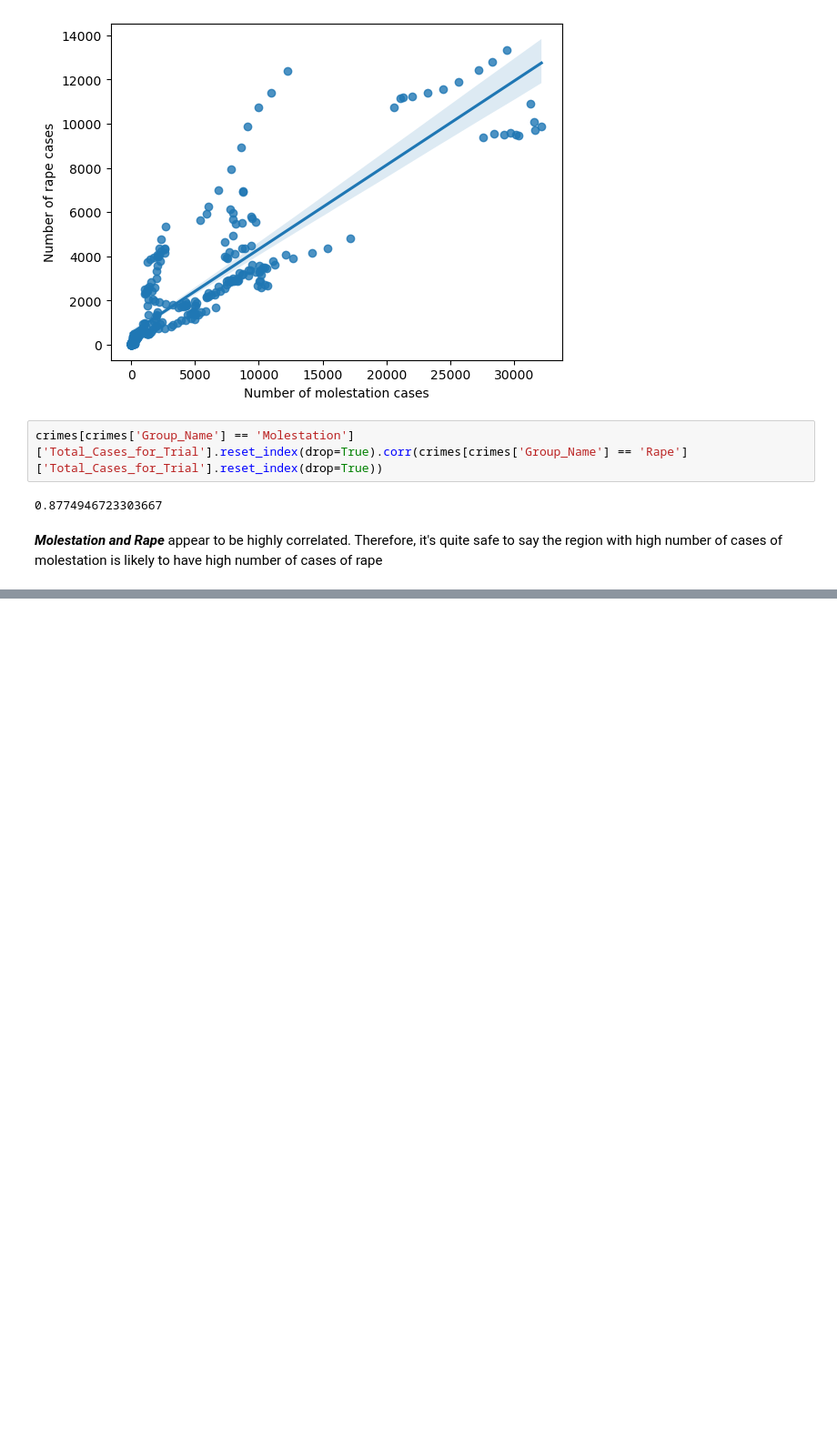
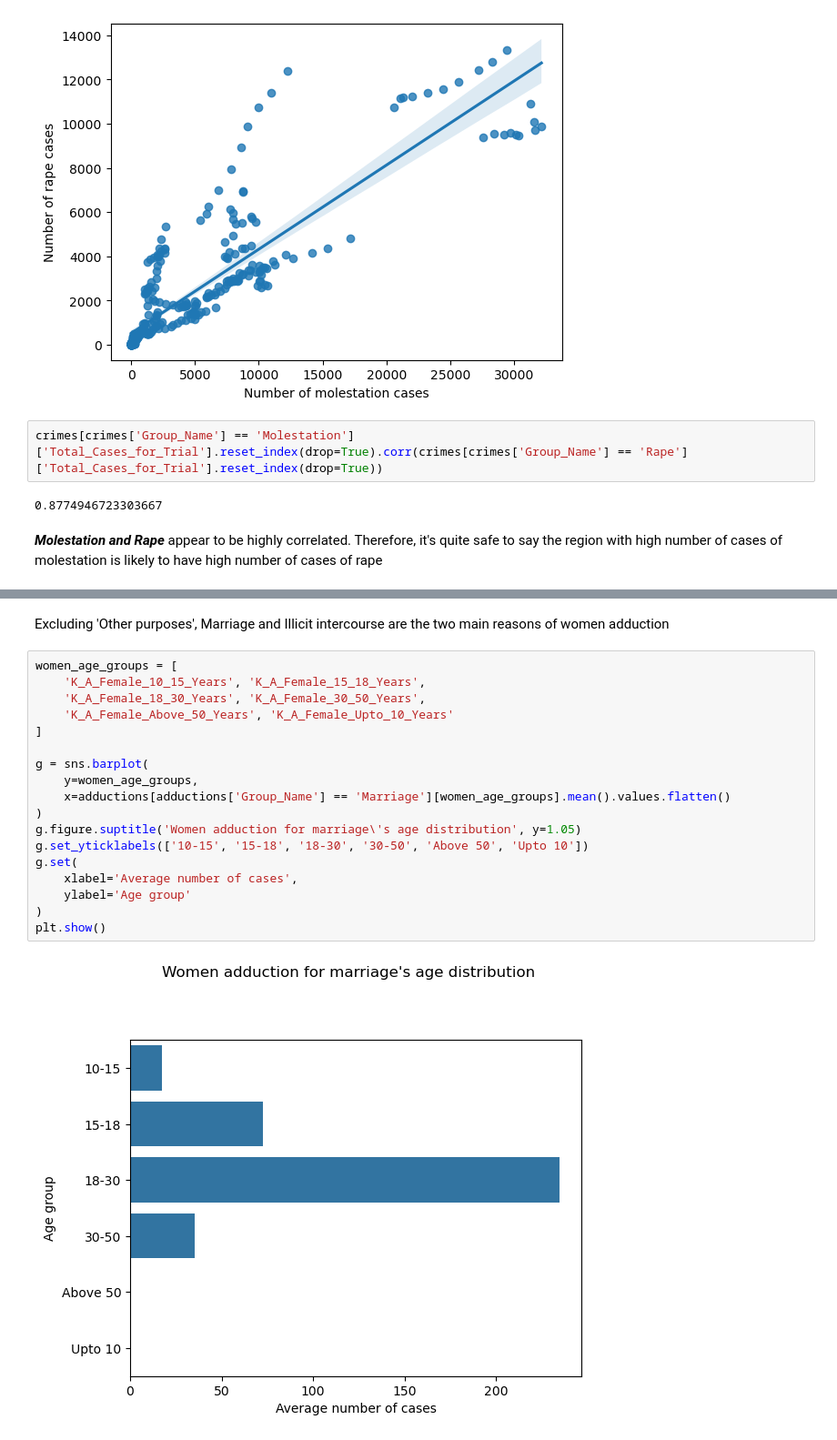
Before and after one commit to Huycuong03/Analysis-crimes-against-women-in-India, a Jupyter notebook: notebook/main.ipynb, the cells around one changed output, grey strips where cells are left out. Shown at 91% size. Cells and saved outputs as stored; diff of their text form; blank space fills up the shorter version.

```diff
--- a/notebook/main.ipynb
+++ b/notebook/main.ipynb
@@ -235,0 +259,22 @@ crimes[crimes['Group_Name'] == 'Molestation']['Total_Cases_for_Trial'].reset_ind
+# %% [markdown]
+Excluding 'Other purposes', Marriage and Illicit intercourse are the two main reasons of women adduction
+# %%
+women_age_groups = [
+    'K_A_Female_10_15_Years', 'K_A_Female_15_18_Years',
+    'K_A_Female_18_30_Years', 'K_A_Female_30_50_Years',
+    'K_A_Female_Above_50_Years', 'K_A_Female_Upto_10_Years'
+]
+
+g = sns.barplot(
+    y=women_age_groups,
+    x=adductions[adductions['Group_Name'] == 'Marriage'][women_age_groups].mean().values.flatten()
+)
+g.figure.suptitle('Women adduction for marriage\'s age distribution', y=1.05)
+g.set_yticklabels(['10-15', '15-18', '18-30', '30-50', 'Above 50', 'Upto 10'])
+g.set(
+    xlabel='Average number of cases',
+    ylabel='Age group'
+)
+plt.show()
+# %% [output]
+[figure, added]
```
Also changed, not shown: parts of 10 cells of this notebook.
